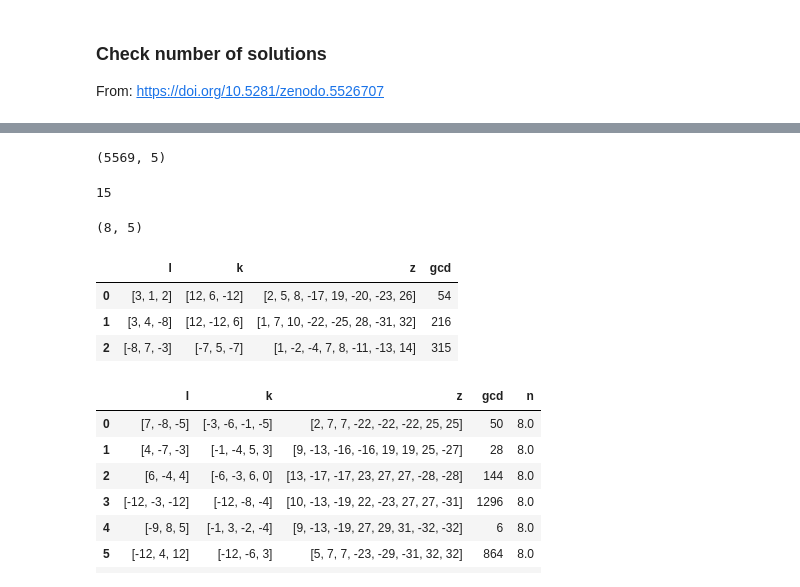
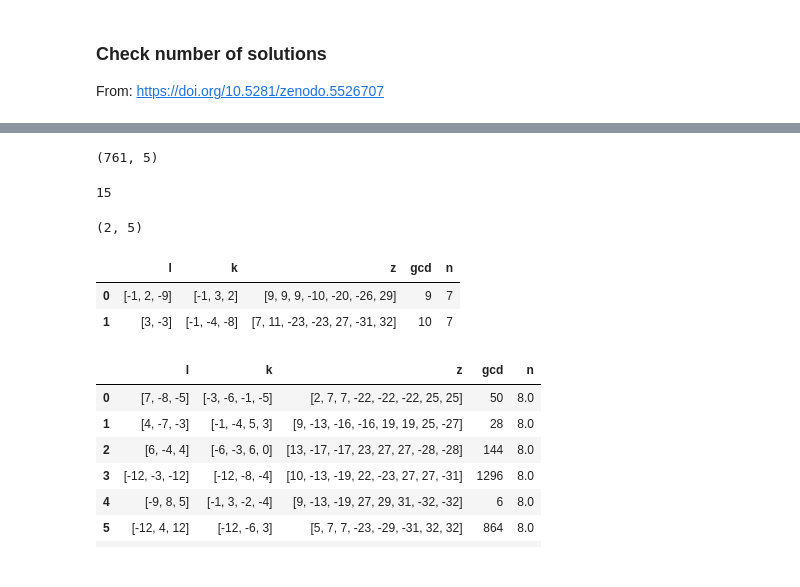
Before and after one commit to restrepo/Advanced_Computation, a Jupyter notebook: Multiprocessing.ipynb, the cells around one changed output, grey strips where cells are left out. Drawn from its saved outputs; the diff is of its cells as text; code cells hidden in the pictures.

```diff
--- a/Multiprocessing.ipynb
+++ b/Multiprocessing.ipynb
@@ -318,7 +365,7 @@ sl=pd.read_json('solutions.json')
 #sl['zs']=sl['solution'].astype(str)
 #sl=sl.drop_duplicates('zs').drop('zs',axis='columns').reset_index(drop=True)
 # %%
-sl=sl[sl['n']==8]
+sl=sl[sl['n']==7]
 sl.shape
 # %% [output]
-(5569, 5)
+(761, 5)
@@ -333,17 +376,17 @@ sl=sl.rename({'solution':'z'},axis='columns')
 # %%
-sl=pd.concat((sl,df)).reset_index(drop=True)
+sl=sl.rename({'solution':'z'},axis='columns')
+sl=pd.concat((sl,df[df['n']==7])).reset_index(drop=True)
 sl['zs']=sl['z'].astype(str)
 sl=sl.drop_duplicates('zs',keep=False).drop('zs',axis='columns').reset_index(drop=True)
 sl.shape
 # %% [output]
-(8, 5)
+(2, 5)
 # %%
-df[:3]
+sl
 # %% [output]
-|  | l | k | z | gcd |
-| 0 | [3, 1, 2] | [12, 6, -12] | [2, 5, 8, -17, 19, -20, -23, 26] | 54 |
-| 1 | [3, 4, -8] | [12, -12, 6] | [1, 7, 10, -22, -25, 28, -31, 32] | 216 |
-| 2 | [-8, 7, -3] | [-7, 5, -7] | [1, -2, -4, 7, 8, -11, -13, 14] | 315 |
+|  | l | k | z | gcd | n |
+| 0 | [-1, 2, -9] | [-1, 3, 2] | [9, 9, 9, -10, -20, -26, 29] | 9 | 7 |
+| 1 | [3, -3] | [-1, -4, -8] | [7, 11, -23, -23, 27, -31, 32] | 10 | 7 |
 # %%
 #sl.to_json('missing_8.json',orient='records')
 # %%
```
Also changed, not shown: parts of 20 cells of this notebook, 1 other file.
